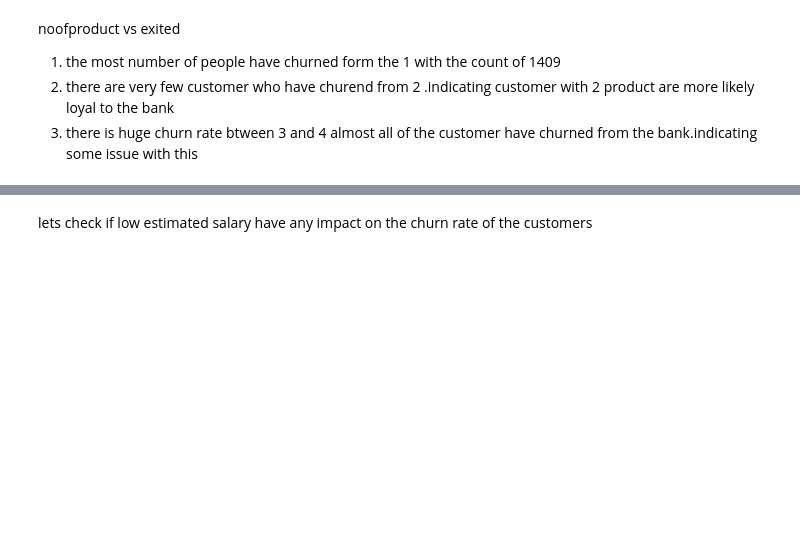
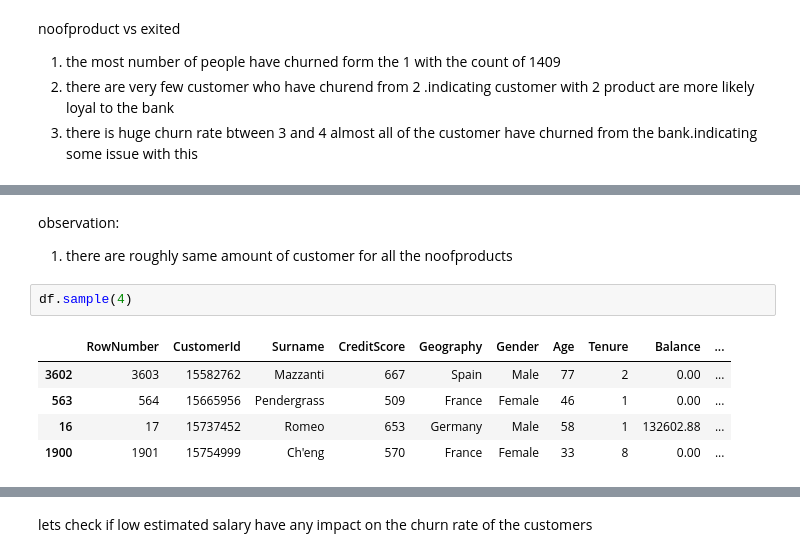
Before and after one commit to karansingh-chauhan/bank-customer-churn-modeling, a Jupyter notebook: notebook/main.ipynb, the cells around one changed output, grey strips where cells are left out. Saved outputs shown, nothing was run; the diff lists cells and outputs as text; blank space fills up the shorter version.

```diff
--- a/notebook/main.ipynb
+++ b/notebook/main.ipynb
@@ -928,0 +976,11 @@ noofproduct vs exited
+# %% [markdown]
+observation:
+1. there are roughly same amount of customer for all the noofproducts
+# %%
+df.sample(4)
+# %% [output]
+|  | RowNumber | CustomerId | Surname | CreditScore | Geography | Gender | Age | Tenure | Balance | ... |
+| 3602 | 3603 | 15582762 | Mazzanti | 667 | Spain | Male | 77 | 2 | 0.00 | ... |
+| 563 | 564 | 15665956 | Pendergrass | 509 | France | Female | 46 | 1 | 0.00 | ... |
+| 16 | 17 | 15737452 | Romeo | 653 | Germany | Male | 58 | 1 | 132602.88 | ... |
+| 1900 | 1901 | 15754999 | Ch'eng | 570 | France | Female | 33 | 8 | 0.00 | ... |
```
Also changed, not shown: parts of 24 cells of this notebook.
